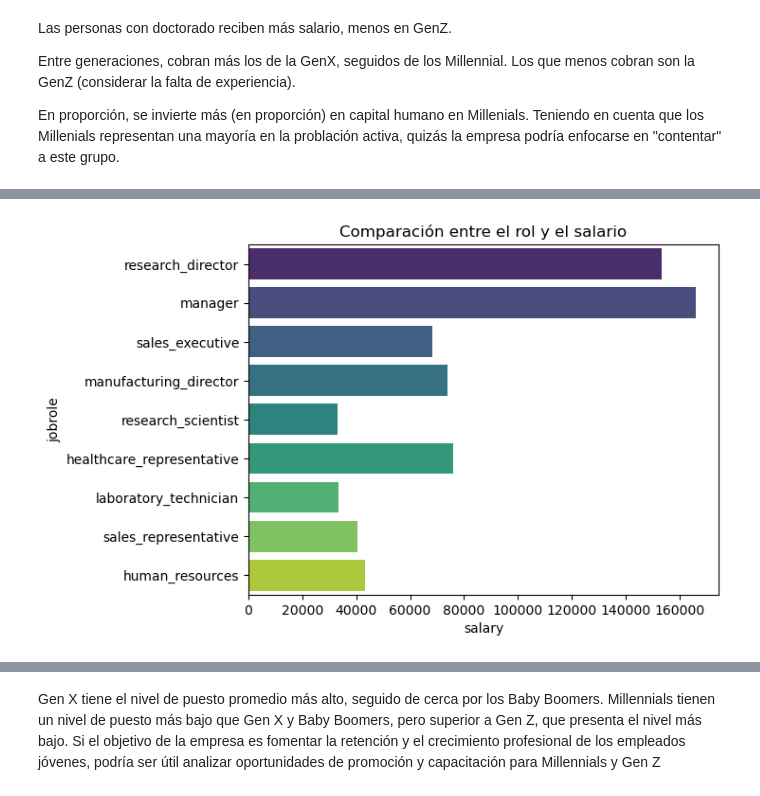
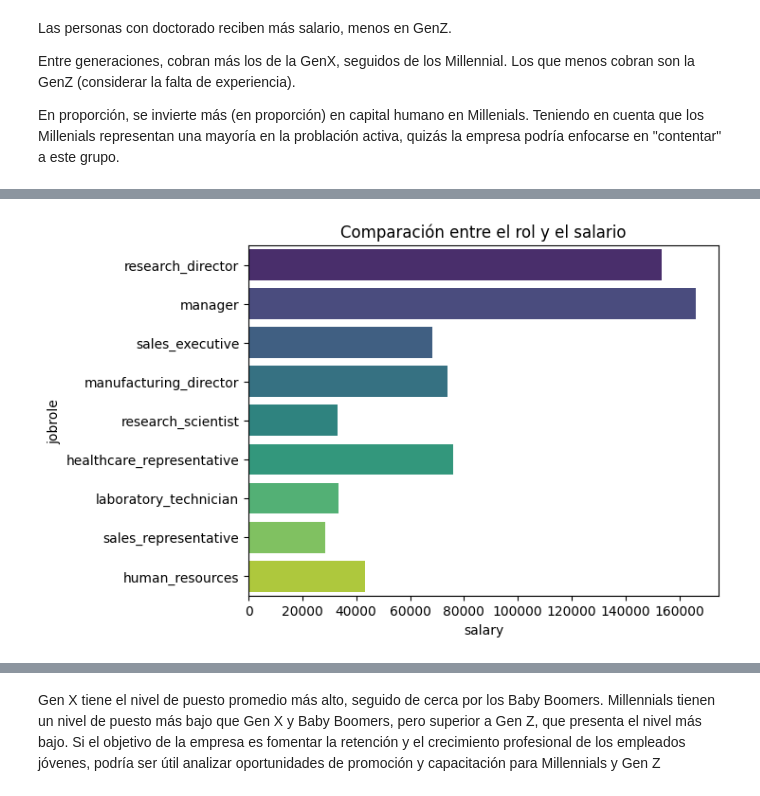
Before and after one commit to NuriaSalasVazquez/project-da-promo-49-modulo-3-team-4, a Jupyter notebook: EDA.ipynb, the cells around one changed output, grey strips where cells are left out. Cells and saved outputs as stored; diff of their text form; code cells hidden in the pictures.

```diff
--- a/EDA.ipynb
+++ b/EDA.ipynb
@@ -552,6 +564,6 @@ En proporción, se invierte más (en proporción) en capital humano en Millenial
 # %%
-sns.barplot(x='salary', y='jobrole', data=df, palette='viridis',errorbar=None)
+sns.barplot(x= clean_salary, y='jobrole', data=df, palette='viridis',errorbar=None)
 plt.title("Comparación entre el rol y el salario")
 plt.show();
 # %% [output]
-[figure, old version]
+[figure, new version]
```
Also changed, not shown: parts of 38 cells of this notebook.
